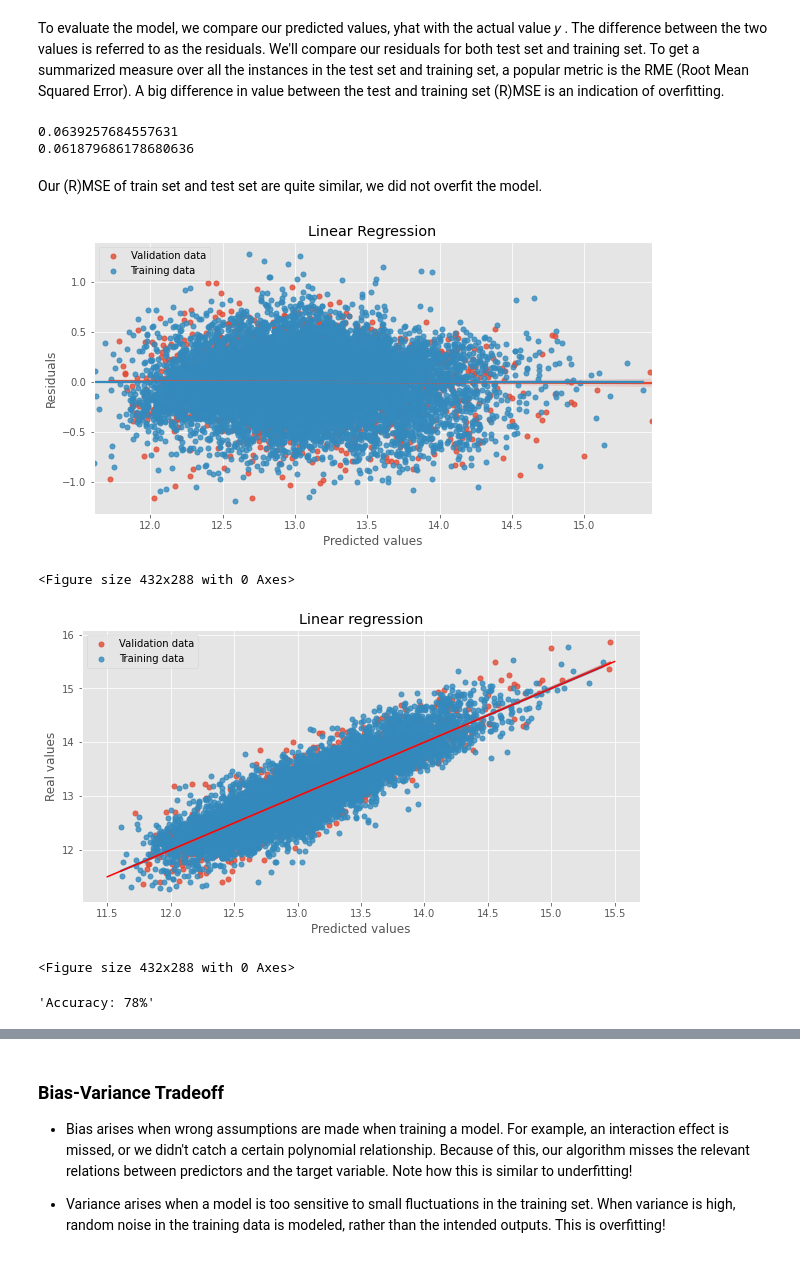
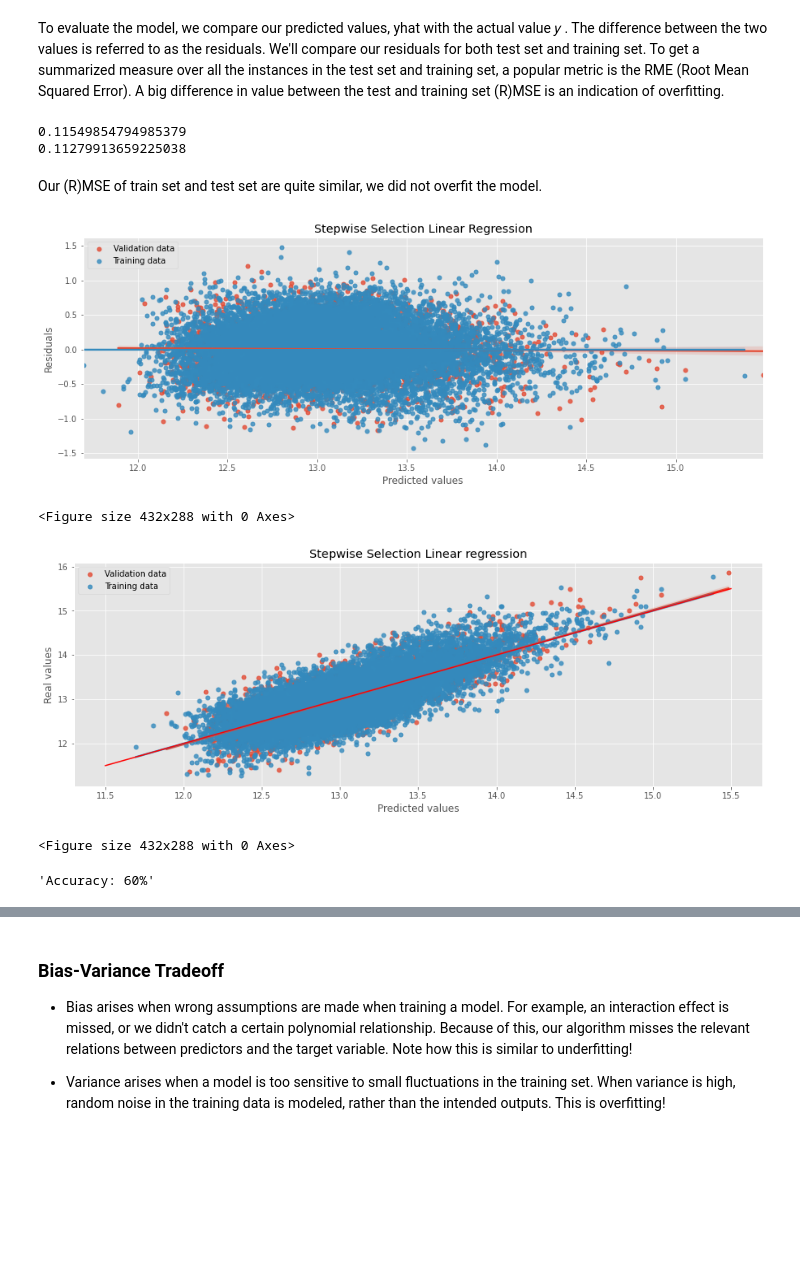
Before and after one commit to baotramduong/Portfolio_Project_Multivariate_Linear_Regression_King_County_Housing, a Jupyter notebook: Part II.B - Machine Learning with Log Transformation.ipynb, the cells around one changed output, grey strips where cells are left out. Saved outputs shown, nothing was run; the diff lists cells and outputs as text; code cells hidden in the pictures; blank space fills up the shorter version.

```diff
--- a/Part II.B - Machine Learning with Log Transformation.ipynb
+++ b/Part II.B - Machine Learning with Log Transformation.ipynb
@@ -56 +55,6 @@ Index(['price', 'price_log', 'sqft_lot', 'sqft_lot_log', 'sqft_living15',
 ## WITH ALL FEATURES (p_value < 0.05) INCLUDED
+# %%
+#including all log-transformed features without neighborhood information
+preprocessed_log_1 = clean[['price_log', 'sqft_above_log', 'sqft_lot_log', 'sqft_living15_log',
+                        'age', 'bedrooms', 'bathrooms', 'floors', 'condition',
+                        'water_1.0', 'base_1.0', 'reno_1.0']]
@@ -57,3 +71,6 @@ Index(['price', 'price_log', 'sqft_lot', 'sqft_lot_log', 'sqft_living15',
+# %%
+X = preprocessed_log_1.drop(['price_log'], axis=1)
+y = preprocessed_log_1['price_log']
 # %% [markdown]
 We checked for linearity in the first part of the project. Now we are checking out the next two assumptions — normality and homoscedasticity. This requires us to first create a regression model because they refer to a model’s residuals rather than its features.
 
@@ -131,9 +134,6 @@ preprocessed_2 = clean[['price_log', 'sqft_lot_log', 'sqft_living15_log', 'sqft_
 # %%
 #apply function
-X = preprocessed_2.drop(['price_log'], axis=1)
-y = preprocessed_2['price_log']
-
-selected_features = stepwise_selection(X, y, verbose = True)
-print('Resulting Selected Features:')
-print(selected_features)
+result = stepwise_selection(X, y, verbose = True)
+print('Resulting Features 2:')
+print(result)
 # %% [output]
@@ -350,7 +225,7 @@ The Variance Inflation Factor (VIF) is a measure of colinearity among predictor
 from statsmodels.stats.outliers_influence import variance_inflation_factor
 
 #recheck for multicollinearity
-X = preprocessed_2[selected_features]
+X = preprocessed_log_1[result]
 vif = [variance_inflation_factor(X.values, i) for i in range(X.shape[1])]
-list(zip(selected_features, vif))
+list(zip(result, vif))
 # %% [output]
@@ -534,51 +378,51 @@ test_mse = mean_squared_error(y_test, y_hat_test)
 print(train_mse)
 print(test_mse)
 # %% [output]
-0.0639257684557631
-0.061879686178680636
+0.11549854794985379
+0.11279913659225038
 # %% [markdown]
 Our (R)MSE of train set and test set are quite similar, we  did not overfit the model.
 # %%
 #plot residuals:
-plt.figure(figsize = (10, 5))
+plt.figure(figsize = (15, 5))
 sns.regplot(x = y_hat_test, y = y_hat_test - y_test,
                 scatter_kws={"s": 25}, fit_reg = True, label = "Validation data")
 sns.regplot(x = y_hat_train, y = y_hat_train - y_train,
                 scatter_kws={"s": 25}, fit_reg = True, label = "Training data")
 
 
-plt.title("Linear Regression")
+plt.title("Stepwise Selection Linear Regression")
 plt.xlabel("Predicted values")
 plt.ylabel("Residuals")
 plt.legend(loc = "upper left")
 plt.show()
-plt.savefig('./Data & Figures/residuals_scatterplot')
+plt.savefig('./Data & Figures/model_1_residuals_scatterplot')
 
 #plot predictions
-plt.figure(figsize = (10, 5))
+plt.figure(figsize = (15, 5))
 sns.regplot(x = y_hat_test, y = y_test,
                 scatter_kws={"s": 25}, fit_reg = True, label = "Validation data")
 sns.regplot(x = y_hat_train, y = y_train,
                 scatter_kws={"s": 25}, fit_reg = True, label = "Training data")
 
-plt.title("Linear regression")
+plt.title("Stepwise Selection Linear regression")
 plt.xlabel("Predicted values")
 plt.ylabel("Real values")
 plt.legend(loc = "upper left")
 plt.plot([11.5, 15.5], [11.5, 15.5], c = "red")
 plt.show()
-plt.savefig('./Data & Figures/predictions_scatterplot')
+plt.savefig('./Data & Figures/model_1_predictions_scatterplot')
 # %% [output]
-[figure, old version]
+[figure, new version]
 <Figure size 432x288 with 0 Axes>
-[figure, old version]
+[figure, new version]
 <Figure size 432x288 with 0 Axes>
 # %%
 #get accuracy percentage
 accuracy = linreg.score(X_test, y_test)
 "Accuracy: {}%".format(int(round(accuracy * 100)))
 # %% [output]
-'Accuracy: 78%'
+'Accuracy: 60%'
 # %%
 #evaluating the effect of train-test split size (learn.co)
 import random
```
Also changed, not shown: parts of 103 cells of this notebook.
